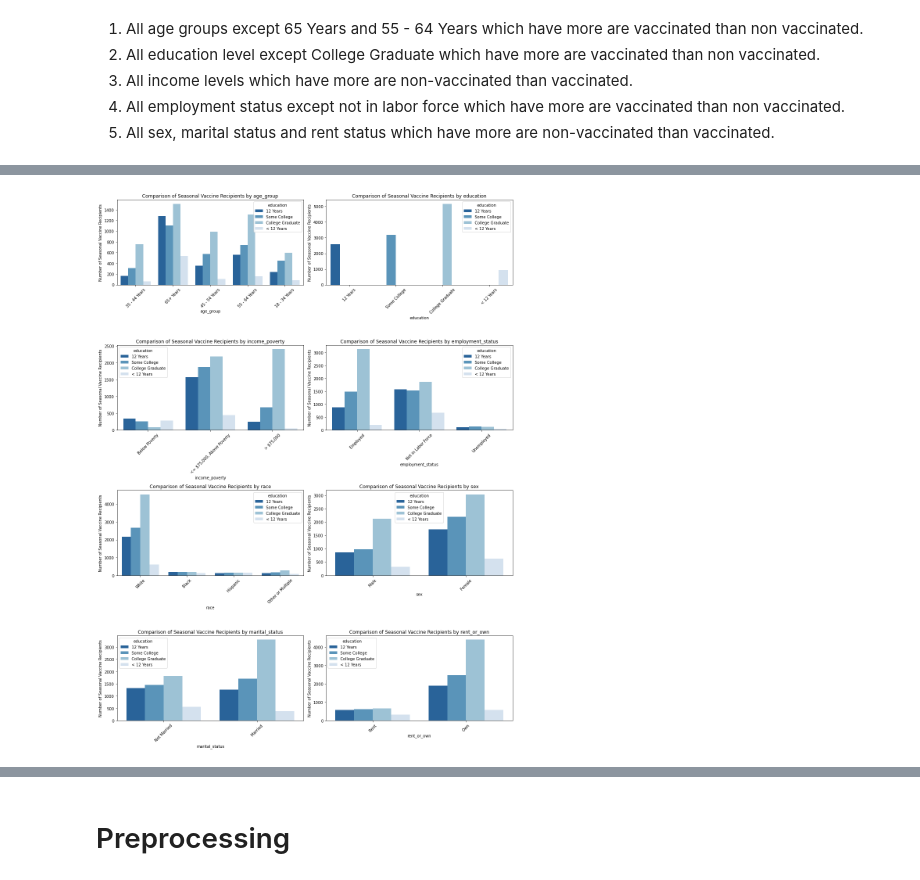
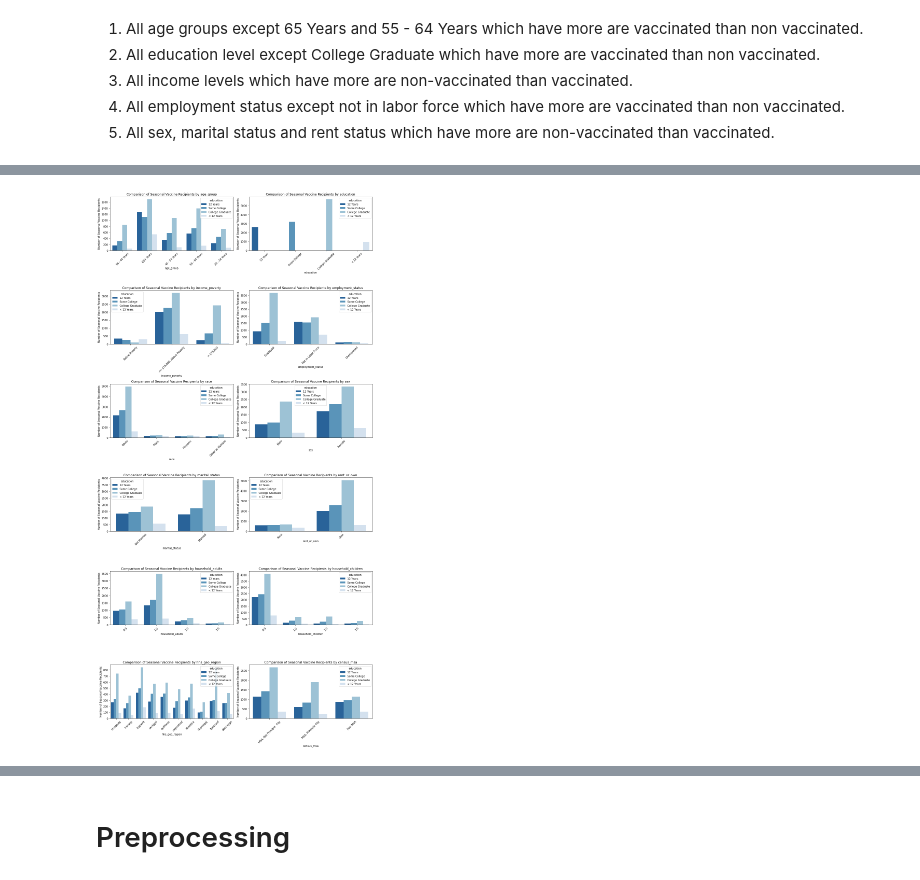
Before and after one commit to Sego-Mich/mich_phase_3_final_project, a Jupyter notebook: index.ipynb, the cells around one changed output, grey strips where cells are left out. Drawn from its saved outputs; the diff is of its cells as text; code cells hidden in the pictures.

```diff
--- a/index.ipynb
+++ b/index.ipynb
@@ -790,16 +822,12 @@ plt.show()
 # %% [markdown]
 ## Multivariate Analysis
 # %%
-#columns to compare
-col = ["age_group", "education", "income_poverty", "employment_status",
-       "race", "sex", "marital_status", "rent_or_own"]
-
-fig, axes = plt.subplots(nrows=4, ncols=2, figsize=(15, 20))
+fig, axes = plt.subplots(nrows=6, ncols=2, figsize=(15, 20))
 
 axes = axes.flatten()
 
 # Loop through each column in the list
-for i, feature in enumerate(col):
+for i, feature in enumerate(selected_features):
     # creating pivot table to aggregate the feature by seasonal_vaccine
 
     sns.countplot(x=train_df[feature],hue=train_df['seasonal_vaccine'],palette='Blues_r',
@@ -856,0 +881,28 @@ plt.show()
+# %%
+# Filter dataset where seasonal_vaccine was given
+df_vaccinated = train_df[train_df['seasonal_vaccine'] == 1]
+
+# Create subplots dynamically based on the number of features
+n_cols = 2  # Number of columns in the subplot
+n_rows = (len(col) + n_cols - 1) // n_cols  # Calculate required rows dynamically
+
+fig, axes = plt.subplots(nrows=n_rows, ncols=n_cols, figsize=(15, 5 * n_rows))
+axes = axes.flatten()
+
+# Loop through each column in the list
+for i, feature in enumerate(selected_features):
+    sns.countplot(x=df_vaccinated[feature], hue=df_vaccinated["income_poverty"],
+                  palette='Blues_r', ax=axes[i])
+
+    axes[i].set_xlabel(feature)
+    axes[i].set_ylabel('Number of Seasonal Vaccine Recipients')
+    axes[i].set_title(f'Comparison of Seasonal Vaccine Recipients by {feature}')
+    axes[i].tick_params(axis='x', rotation=45)
+
+# Remove any empty subplots
+for j in range(len(col), len(axes)):
+    fig.delaxes(axes[j])
+
+# Adjust layout and display
+plt.tight_layout()
+plt.show()
@@ -857,35 +911,31 @@ plt.show()
 # %%
-# Columns to compare
-col = ["age_group","education", "income_poverty", "employment_status",
-       "race", "sex", "marital_status", "rent_or_own"]
-
 # Filter dataset where seasonal_vaccine was given
 df_vaccinated = train_df[train_df['seasonal_vaccine'] == 1]
 
 # Create subplots dynamically based on the number of features
 n_cols = 2  # Number of columns in the subplot
-n_rows = (len(col) + n_cols - 1) // n_cols  # Calculate required rows dynamically
+n_rows = (len(selected_features) + n_cols - 1) // n_cols  # Calculate required rows dynamically
 
 fig, axes = plt.subplots(nrows=n_rows, ncols=n_cols, figsize=(15, 5 * n_rows))
 axes = axes.flatten()
 
 # Loop through each column in the list
-for i, feature in enumerate(col):
+for i, feature in enumerate(selected_features):
     sns.countplot(x=df_vaccinated[feature], hue=df_vaccinated["education"],
                   palette='Blues_r', ax=axes[i])
 
     axes[i].set_xlabel(feature)
     axes[i].set_ylabel('Number of Seasonal Vaccine Recipients')
     axes[i].set_title(f'Comparison of Seasonal Vaccine Recipients by {feature}')
     axes[i].tick_params(axis='x', rotation=45)
 
 # Remove any empty subplots
 for j in range(len(col), len(axes)):
     fig.delaxes(axes[j])
 
 # Adjust layout and display
 plt.tight_layout()
 plt.show()
 # %% [output]
-[figure, old version]
+[figure, new version]
 # %%
```
Also changed, not shown: parts of 46 cells of this notebook, 4 other files.
